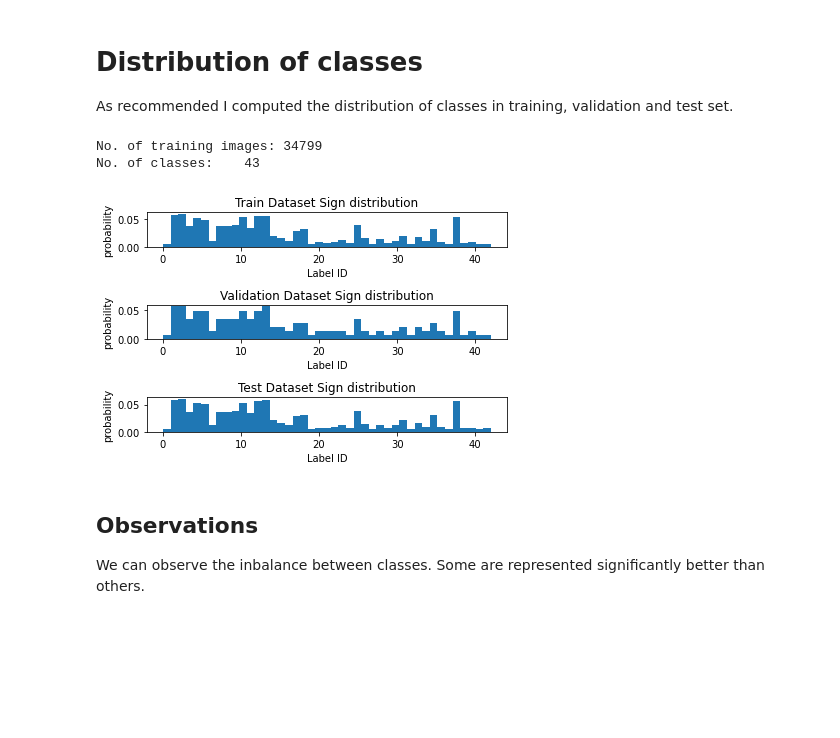
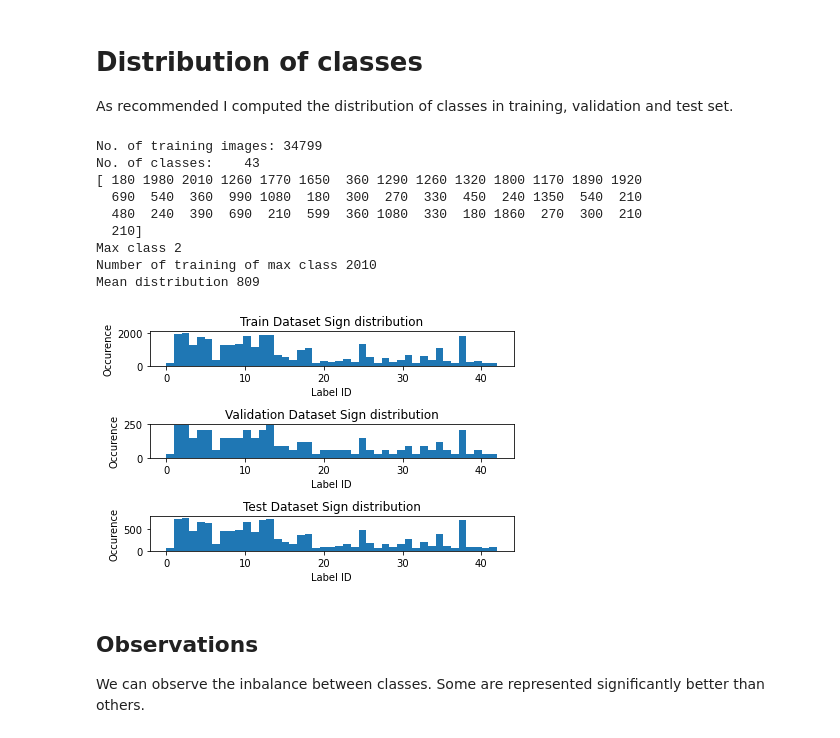
Before and after one commit to Dynaa/traffic-sign-classifier, a Jupyter notebook: Traffic_Sign_Classifier.ipynb, the cells around one changed output. Cells and saved outputs as stored; diff of their text form; code cells hidden in the pictures; blank space fills up the shorter version.

```diff
--- a/Traffic_Sign_Classifier.ipynb
+++ b/Traffic_Sign_Classifier.ipynb
@@ -143,36 +143,55 @@ As recommended I computed the distribution of classes in training, validation an
 # %%
 n_classes = len(np.unique(y_train))
 print("No. of training images: {:>5}".format(X_train.shape[0]))
 print("No. of classes: {:>5}".format(n_classes))
 
 
+# Compute some indicators for the following sections
+# Histogram of training data
+train_hist=np.histogram(y_train,bins=n_classes)
+# Class with is the most represented
+hist_counts = train_hist[0]
+max_class = np.argmax(hist_counts)
+max_count = np.amax(hist_counts)
+mean_count = np.mean(hist_counts)
+print(hist_counts)
+print('Max class ' +str(max_class))
+print('Number of training of max class '+str(max_count))
+print('Mean distribution '+str(int(mean_count)))
 
 # Print histogram distribution of the dataset
 plt.subplot(3,1,1)
-plt.hist(y_train, n_classes, density=1)
-plt.ylabel('probability')
+plt.hist(y_train, bins=n_classes)
+plt.ylabel('Occurence')
 plt.xlabel('Label ID')
 plt.title('Train Dataset Sign distribution')
 
 plt.subplot(3,1,2)
-plt.hist(y_valid, n_classes, density=1)
-plt.ylabel('probability')
+plt.hist(y_valid, bins=n_classes)
+plt.ylabel('Occurence')
 plt.xlabel('Label ID')
 plt.title('Validation Dataset Sign distribution')
 
 plt.subplot(3,1,3)
-plt.hist(y_test, n_classes, density=1)
-plt.ylabel('probability')
+plt.hist(y_test, bins=n_classes)
+plt.ylabel('Occurence')
 plt.xlabel('Label ID')
 plt.title('Test Dataset Sign distribution')
 
 plt.tight_layout()
 plt.savefig('histogram.png', format='png')
 plt.show()
 # %% [output]
 No. of training images: 34799
 No. of classes:    43
+[ 180 1980 2010 1260 1770 1650  360 1290 1260 1320 1800 1170 1890 1920
+  690  540  360  990 1080  180  300  270  330  450  240 1350  540  210
+  480  240  390  690  210  599  360 1080  330  180 1860  270  300  210
+  210]
+Max class 2
+Number of training of max class 2010
+Mean distribution 809
-[figure, old version]
+[figure, new version]
 # %% [markdown]
 ## Observations
 We can observe the inbalance between classes. Some are represented significantly better than others.
```
Also changed, not shown: parts of 21 cells of this notebook, 1 other file.
